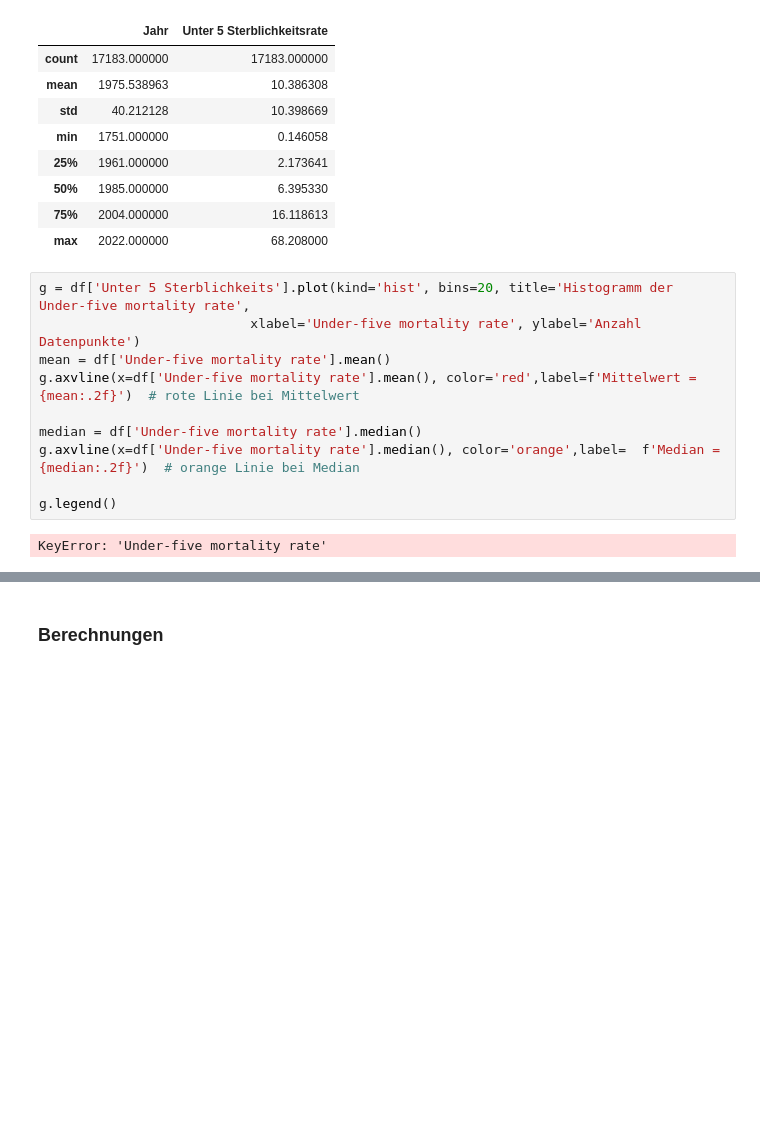
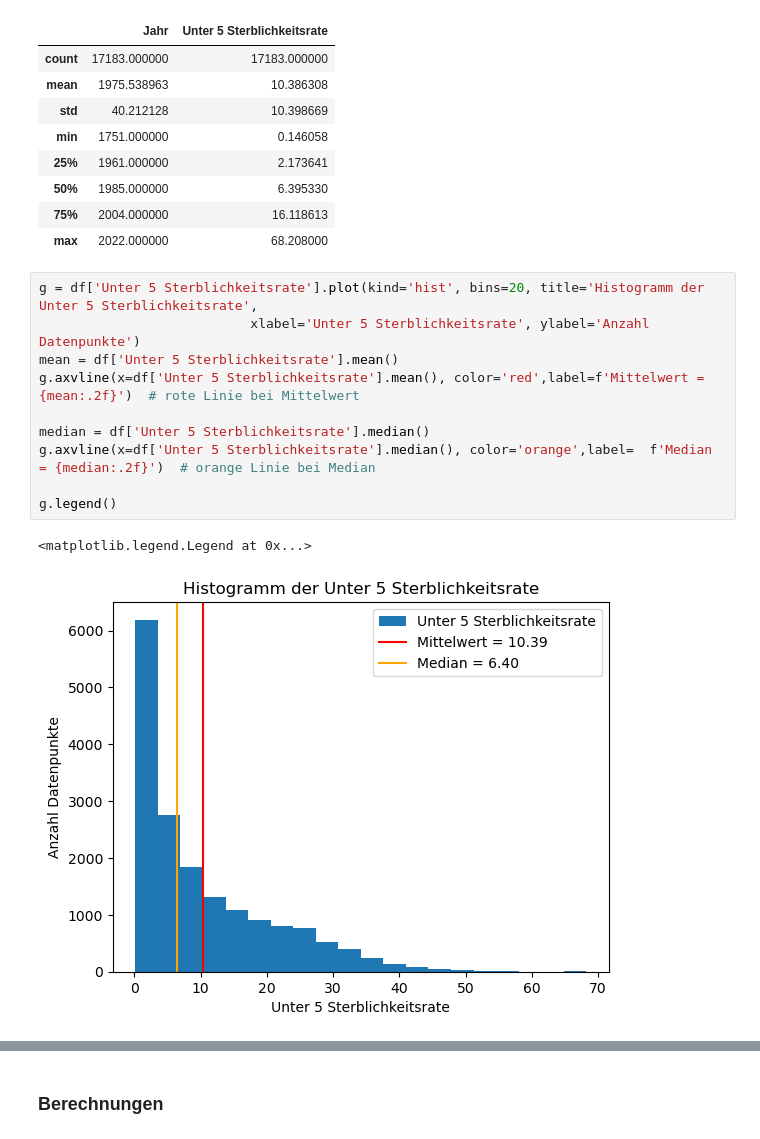
Before and after one commit to melisadedukic/MeliAjna, a Jupyter notebook: LN Python Melisa_Ajna.ipynb, the cells around one changed output, grey strips where cells are left out. Drawn from its saved outputs; the diff is of its cells as text; blank space fills up the shorter version.

```diff
--- a/LN Python Melisa_Ajna.ipynb
+++ b/LN Python Melisa_Ajna.ipynb
@@ -202,17 +193,18 @@ df.describe()
 | 75% | 2004.000000 | 16.118613 |
 | max | 2022.000000 | 68.208000 |
 # %%
-g = df['Unter 5 Sterblichkeits'].plot(kind='hist', bins=20, title='Histogramm der Under-five mortality rate',
-                           xlabel='Under-five mortality rate', ylabel='Anzahl Datenpunkte')
-mean = df['Under-five mortality rate'].mean()
-g.axvline(x=df['Under-five mortality rate'].mean(), color='red',label=f'Mittelwert = {mean:.2f}')  # rote Linie bei Mittelwert
+g = df['Unter 5 Sterblichkeitsrate'].plot(kind='hist', bins=20, title='Histogramm der Unter 5 Sterblichkeitsrate',
+                           xlabel='Unter 5 Sterblichkeitsrate', ylabel='Anzahl Datenpunkte')
+mean = df['Unter 5 Sterblichkeitsrate'].mean()
+g.axvline(x=df['Unter 5 Sterblichkeitsrate'].mean(), color='red',label=f'Mittelwert = {mean:.2f}')  # rote Linie bei Mittelwert
 
-median = df['Under-five mortality rate'].median()
-g.axvline(x=df['Under-five mortality rate'].median(), color='orange',label=  f'Median = {median:.2f}')  # orange Linie bei Median
+median = df['Unter 5 Sterblichkeitsrate'].median()
+g.axvline(x=df['Unter 5 Sterblichkeitsrate'].median(), color='orange',label=  f'Median = {median:.2f}')  # orange Linie bei Median
 
 g.legend()
 # %% [output]
-KeyError: 'Under-five mortality rate'
+<matplotlib.legend.Legend at 0x...>
+[figure, added]
 # %% [markdown]
 ## 4. Analyse
 
```
Also changed, not shown: parts of 13 cells of this notebook.
